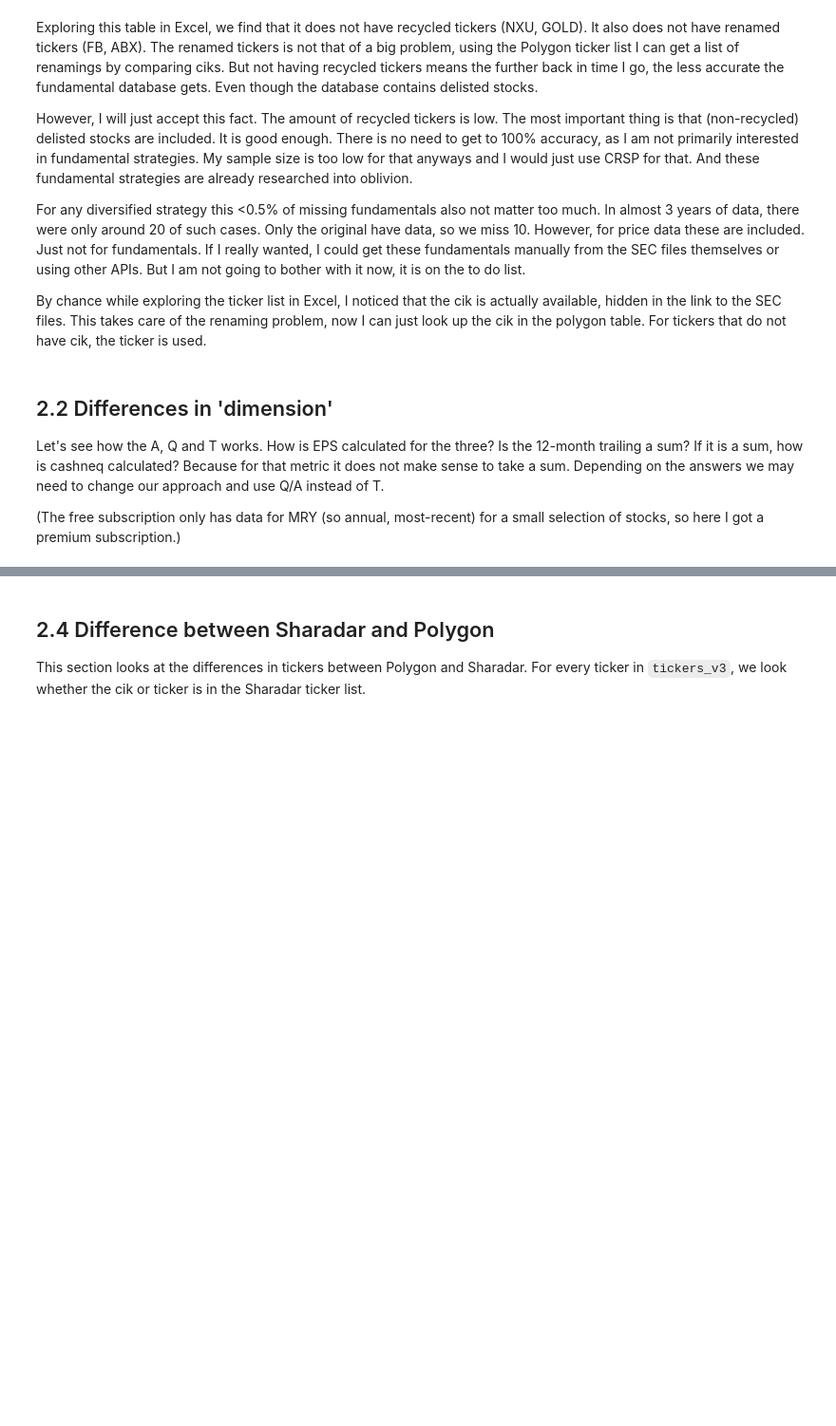
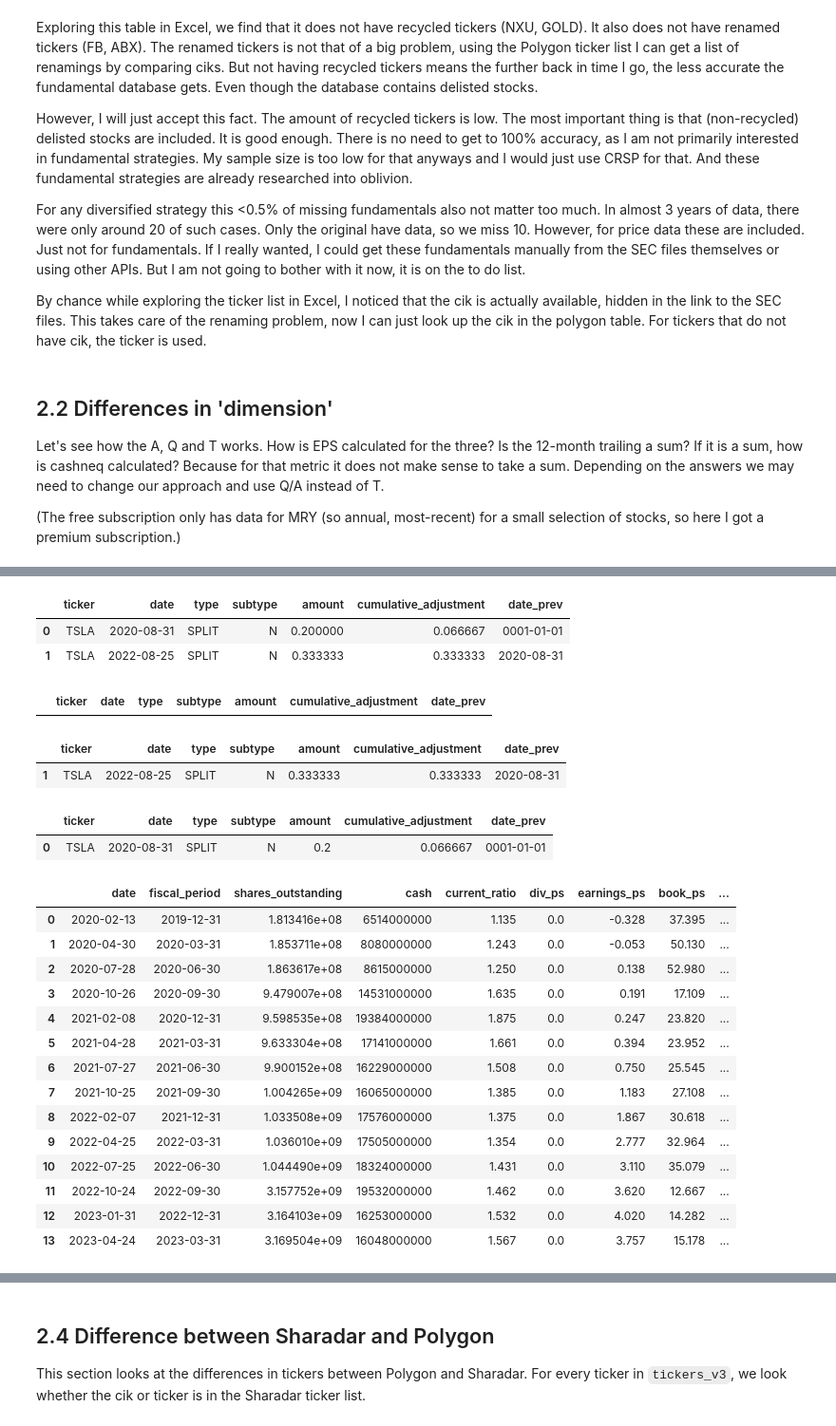
Before and after one commit to shinathan/QSExtended, a Jupyter notebook: data_import/polygon/2_get_fundamentals.ipynb, the cells around one changed output, grey strips where cells are left out. Shown at 95% size. Saved outputs shown, nothing was run; the diff lists cells and outputs as text; code cells hidden in the pictures; blank space fills up the shorter version.

```diff
--- a/data_import/polygon/2_get_fundamentals.ipynb
+++ b/data_import/polygon/2_get_fundamentals.ipynb
@@ -169,0 +250,8 @@ ticker_metadata = pd.read_csv(DATA_PATH + "raw/tickers.csv")
+# %%
+# Example on TSLA
+adjustments = pd.read_csv(POLYGON_DATA_PATH + "raw/adjustments/TSLA-2020-01-04.csv")
+adjustments['date'] = pd.to_datetime(adjustments['date']).dt.date # For some reason parse_dates=True does not work on dates.
+# adjustments['unadjustment'] = 1/adjustments['amount']
+# adjustments['cumulative_unadjustment'] = adjustments['unadjustment'][::-1].cumprod()
+adjustments['cumulative_adjustment'] = adjustments['amount'][::-1].cumprod()
+adjustments
@@ -169,0 +285,61 @@ ticker_metadata = pd.read_csv(DATA_PATH + "raw/tickers.csv")
+# %%
+# Create helper column. The interpretation of cumulative_adjustments, is that at 2020-08-31, 0.06667 shares is now 1 share. If the EPS is now $1/share, in 2020 that would have been $1/0.0667=$15/share.
+adjustments['date_prev'] = adjustments['date'].shift(1)
+adjustments['date_prev'].fillna(datetime.min.date(), inplace=True)
+adjustments
+# %% [output]
+|  | ticker | date | type | subtype | amount | cumulative_adjustment | date_prev |
+| 0 | TSLA | 2020-08-31 | SPLIT | N | 0.200000 | 0.066667 | 0001-01-01 |
+| 1 | TSLA | 2022-08-25 | SPLIT | N | 0.333333 | 0.333333 | 2020-08-31 |
+# %%
+# No adjustments if 2022-08-25 or later
+date_ = date(2022, 8, 25)
+adjustments[(date_ >= adjustments['date_prev']) & (date_ < adjustments['date'])]
+# %% [output]
+|  | ticker | date | type | subtype | amount | cumulative_adjustment | date_prev |
+# %%
+# Adjust X3 of /3 between the two splits
+date_ = date(2022, 8, 20)
+adjustments[(date_ >= adjustments['date_prev']) & (date_ < adjustments['date'])]
+# %% [output]
+|  | ticker | date | type | subtype | amount | cumulative_adjustment | date_prev |
+| 1 | TSLA | 2022-08-25 | SPLIT | N | 0.333333 | 0.333333 | 2020-08-31 |
+# %%
+# Adjust X15 of /15 before the first split
+date_ = date(2020, 8, 20)
+adjustments[(date_ >= adjustments['date_prev']) & (date_ < adjustments['date'])]
+# %% [output]
+|  | ticker | date | type | subtype | amount | cumulative_adjustment | date_prev |
+| 0 | TSLA | 2020-08-31 | SPLIT | N | 0.2 | 0.066667 | 0001-01-01 |
+# %%
+fundamentals_unadjusted = fundamentals_adjusted.copy()
+if not adjustments.empty:
+    for index, row in adjustments.iterrows():
+        start_date_split = row['date_prev']
+        end_date_split = row['date']
+        cumulative_adjustment = row['cumulative_adjustment']
+
+        # If dates are between the split dates, adjust the metrics
+            # Some metrics need to be multiplied (shares outstanding)
+        fundamentals_unadjusted.loc[(fundamentals_unadjusted['date'] >= start_date_split) & (fundamentals_unadjusted['date'] < end_date_split), ['shares_outstanding']] = fundamentals_unadjusted.shares_outstanding * cumulative_adjustment
+            # Some divided (EPS)
+        fundamentals_unadjusted.loc[(fundamentals_unadjusted['date'] >= start_date_split) & (fundamentals_unadjusted['date'] < end_date_split), ['div_ps', 'book_ps', 'sales_ps']] = fundamentals_unadjusted[['div_ps', 'book_ps', 'sales_ps']] / cumulative_adjustment
+            # The others, which are ratios which do not depend on the price at all, need no changing.
+# %%
+fundamentals_unadjusted
+# %% [output]
+|  | date | fiscal_period | shares_outstanding | cash | current_ratio | div_ps | earnings_ps | book_ps | ... |
+| 0 | 2020-02-13 | 2019-12-31 | 1.813416e+08 | 6514000000 | 1.135 | 0.0 | -0.328 | 37.395 | ... |
+| 1 | 2020-04-30 | 2020-03-31 | 1.853711e+08 | 8080000000 | 1.243 | 0.0 | -0.053 | 50.130 | ... |
+| 2 | 2020-07-28 | 2020-06-30 | 1.863617e+08 | 8615000000 | 1.250 | 0.0 | 0.138 | 52.980 | ... |
+| 3 | 2020-10-26 | 2020-09-30 | 9.479007e+08 | 14531000000 | 1.635 | 0.0 | 0.191 | 17.109 | ... |
+| 4 | 2021-02-08 | 2020-12-31 | 9.598535e+08 | 19384000000 | 1.875 | 0.0 | 0.247 | 23.820 | ... |
+| 5 | 2021-04-28 | 2021-03-31 | 9.633304e+08 | 17141000000 | 1.661 | 0.0 | 0.394 | 23.952 | ... |
+| 6 | 2021-07-27 | 2021-06-30 | 9.900152e+08 | 16229000000 | 1.508 | 0.0 | 0.750 | 25.545 | ... |
+| 7 | 2021-10-25 | 2021-09-30 | 1.004265e+09 | 16065000000 | 1.385 | 0.0 | 1.183 | 27.108 | ... |
+| 8 | 2022-02-07 | 2021-12-31 | 1.033508e+09 | 17576000000 | 1.375 | 0.0 | 1.867 | 30.618 | ... |
+| 9 | 2022-04-25 | 2022-03-31 | 1.036010e+09 | 17505000000 | 1.354 | 0.0 | 2.777 | 32.964 | ... |
+| 10 | 2022-07-25 | 2022-06-30 | 1.044490e+09 | 18324000000 | 1.431 | 0.0 | 3.110 | 35.079 | ... |
+| 11 | 2022-10-24 | 2022-09-30 | 3.157752e+09 | 19532000000 | 1.462 | 0.0 | 3.620 | 12.667 | ... |
+| 12 | 2023-01-31 | 2022-12-31 | 3.164103e+09 | 16253000000 | 1.532 | 0.0 | 4.020 | 14.282 | ... |
+| 13 | 2023-04-24 | 2023-03-31 | 3.169504e+09 | 16048000000 | 1.567 | 0.0 | 3.757 | 15.178 | ... |
```
Also changed, not shown: parts of 21 cells of this notebook, 4 other files.
